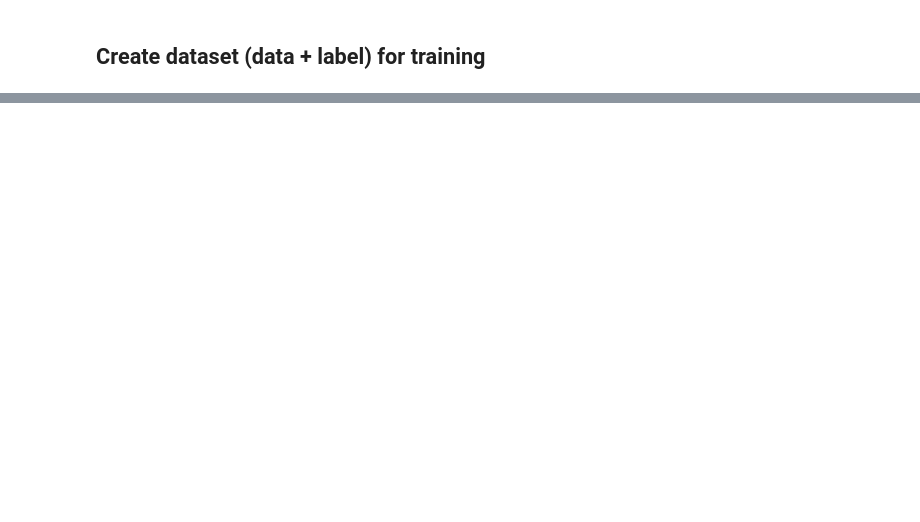
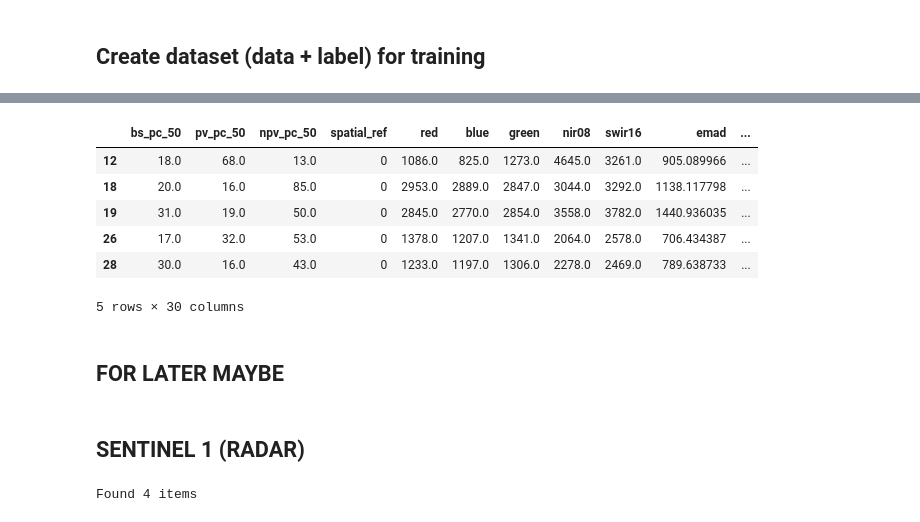
Before and after one commit to digitalearthpacific/dep-fc-applications, a Jupyter notebook: data_preparation.ipynb, the cells around one changed output, grey strips where cells are left out. Cells and saved outputs as stored; diff of their text form; code cells hidden in the pictures; blank space fills up the shorter version.

```diff
--- a/data_preparation.ipynb
+++ b/data_preparation.ipynb
@@ -242,7 +243,7 @@ def add_indices(data: xr.Dataset) -> xr.Dataset:
     data["mndwi"] = (data["green"] - data["swir16"]) / (data["green"] + data["swir16"])
 
     # EVI = 2.5 * (NIR - Red) / (NIR + 6*Red - 7.5*Blue + 1)
-    #data["evi"] = (2.5 * (data["nir08"] - data["red"])) / (data["nir08"] + 6 * data["red"] - 7.5 * data["blue"] + 1)
+    data["evi"] = (2.5 * (data["nir08"] - data["red"])) / (data["nir08"] + 6 * data["red"] - 7.5 * data["blue"] + 1)
 
     # SAVI = (1 + L) * (NIR - Red) / (NIR + Red + L), L=0.5
     L = 0.5
@@ -678,6 +550,7 @@ def get_dem_searcher():
 dem_searcher = get_dem_searcher()
 
 # Run searches
+gdf = fc.odc.geobox
 dem_items = dem_searcher.search(gdf)
 
 print("DEM items:", len(dem_items))
@@ -900,0 +592,20 @@ gdf_sampled.to_csv('./data/preparation/cook_dataset.csv')
+# %%
+datasets = xr.merge([fc,  spectral, dem_data, fc_jan_apr, fc_may_aug, fc_sep_dec], join='left')
+# %%
+# Interpolate on points
+
+gdf = gpd.read_file("./data/label/lulc_palau.gpkg")
+
+# Get coords
+coords_x = gdf.geometry.x.values
+coords_y = gdf.geometry.y.values
+n_points = len(gdf)
+
+
+sampled = datasets.interp(
+    x=("points", coords_x),
+    y=("points", coords_y),
+    method="nearest"
+)
+
+sampled
@@ -900,0 +648,16 @@ gdf_sampled.to_csv('./data/preparation/cook_dataset.csv')
+# %%
+df = sampled.to_dataframe().reset_index()
+
+df["class_id"] = gdf["class_id"].values
+df["lulc"] = gdf["lulc"].values
+df = df.drop(["time", "points"], axis=1)
+df = df.dropna(axis = 0)
+df.head()
+# %% [output]
+|  | bs_pc_50 | pv_pc_50 | npv_pc_50 | spatial_ref | red | blue | green | nir08 | swir16 | emad | ... |
+| 12 | 18.0 | 68.0 | 13.0 | 0 | 1086.0 | 825.0 | 1273.0 | 4645.0 | 3261.0 | 905.089966 | ... |
+| 18 | 20.0 | 16.0 | 85.0 | 0 | 2953.0 | 2889.0 | 2847.0 | 3044.0 | 3292.0 | 1138.117798 | ... |
+| 19 | 31.0 | 19.0 | 50.0 | 0 | 2845.0 | 2770.0 | 2854.0 | 3558.0 | 3782.0 | 1440.936035 | ... |
+| 26 | 17.0 | 32.0 | 53.0 | 0 | 1378.0 | 1207.0 | 1341.0 | 2064.0 | 2578.0 | 706.434387 | ... |
+| 28 | 30.0 | 16.0 | 43.0 | 0 | 1233.0 | 1197.0 | 1306.0 | 2278.0 | 2469.0 | 789.638733 | ... |
+5 rows × 30 columns
@@ -900,0 +677,9 @@ gdf_sampled.to_csv('./data/preparation/cook_dataset.csv')
+# %% [markdown]
+## FOR LATER MAYBE
+# %% [markdown]
+## SENTINEL 1 (RADAR)
+# %%
+items = clients.search(collections=["dep_s1_geomad"], bbox=bbox).item_collection()
+print(f"Found {len(items)} items")
+# %% [output]
+Found 4 items
```
Also changed, not shown: parts of 35 cells of this notebook.
